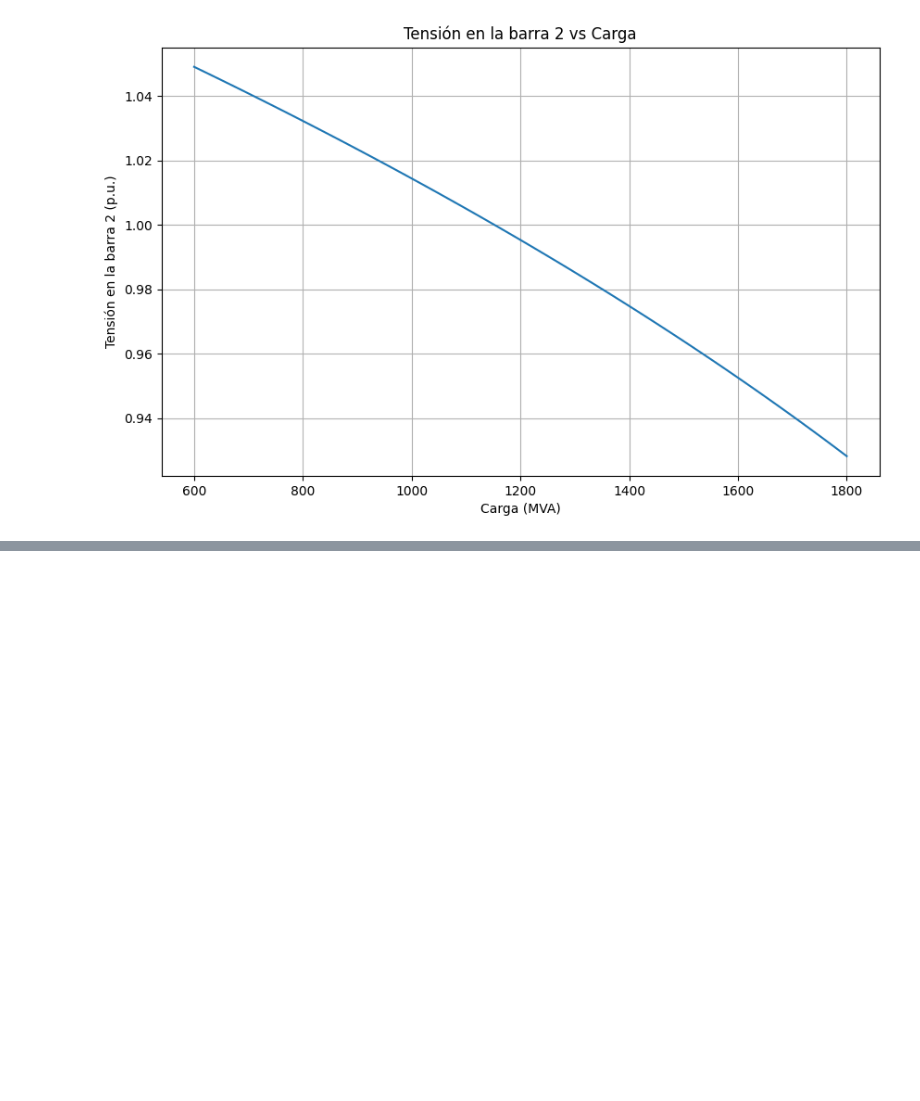
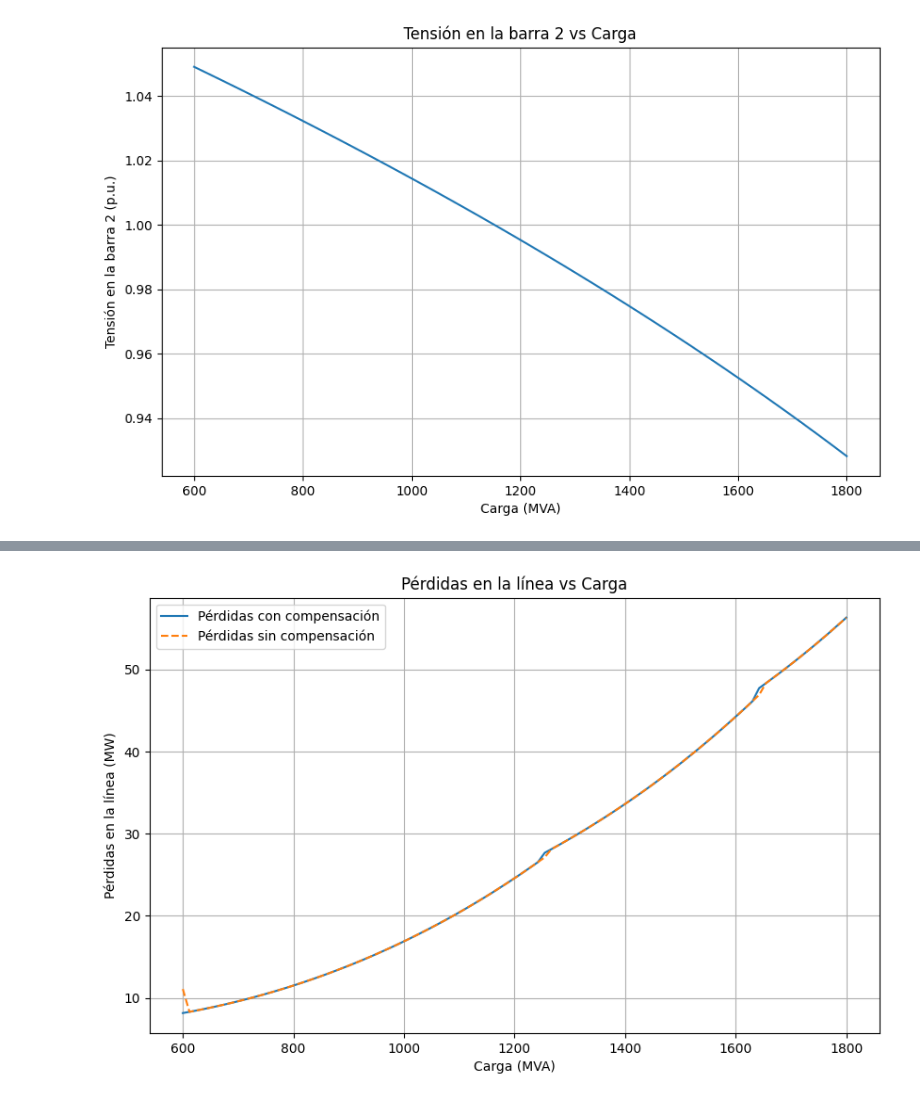
Before and after one commit to angelo-quiroz/G4B_SEP1_S12024, a Jupyter notebook: Desarrollo.ipynb, the cells around one changed output, grey strips where cells are left out. Saved outputs shown, nothing was run; the diff lists cells and outputs as text; code cells hidden in the pictures; blank space fills up the shorter version.

```diff
--- a/Desarrollo.ipynb
+++ b/Desarrollo.ipynb
@@ -226,0 +227,87 @@ plt.show()
+# %%
+import pandapower as pp
+import numpy as np
+import matplotlib.pyplot as plt
+
+# Crear un nuevo sistema de energía vacío
+net = pp.create_empty_network()
+
+# Agregar la fuente a la barra 1
+bus1 = pp.create_bus(net, vn_kv=500)
+pp.create_ext_grid(net, bus=bus1)
+
+# Agregar la segunda barra
+bus2 = pp.create_bus(net, vn_kv=500)
+
+# Agregar las líneas de transmisión
+line_data = {"r_ohm_per_km": 0.02, "x_ohm_per_km": 0.115, "c_nf_per_km": 19.1, "max_i_ka": 1., "type": "line"}
+pp.create_std_type(net, line_data, "linea")
+linea1 = pp.create_line(net, from_bus=bus1, to_bus=bus2, length_km=500., std_type="linea", name="linea1", parallel=2)
+
+# Potencia de la carga
+S = 1200  # Potencia aparente en MVA
+fp = 0.9  # Factor de potencia
+
+# Potencia activa y reactiva
+P = S * fp
+Q = S * np.sin(np.arccos(fp))
+
+# Agregar la carga a la segunda barra
+pp.create_load(net, bus=bus2, p_mw=P, q_mvar=Q)
+
+# Rango de cargas
+load_range = np.linspace(0.5*S, 1.5*S, 100)
+
+# Tensión en la segunda barra para cada carga
+V2_mags = []
+line_losses_with_comp = []
+line_losses_without_comp = []
+
+for S in load_range:
+    P = S * fp
+    Q = S * np.sin(np.arccos(fp))
+    net.load.loc[0, 'p_mw'] = P
+    net.load.loc[0, 'q_mvar'] = Q
+
+    # Calcular pérdidas sin compensación
+    pp.runpp(net)
+    losses_without_comp = net.res_line.pl_mw.sum()
+    line_losses_without_comp.append(losses_without_comp)
+
+    V2 = net.res_bus.vm_pu[bus2]
+
+    # Compensación shunt con iteración
+    max_iter = 20
+    iter_count = 0
+    while (V2 < 0.97 or V2 > 1.03) and iter_count < max_iter:
+        if V2 < 0.97:
+            # Agregar condensador shunt
+            q_mvar = -450  # Compensación fija
+            pp.create_shunt(net, bus2, q_mvar=q_mvar, p_mw=0, vn_kv=500, step=1)
+        elif V2 > 1.03:
+            # Agregar inductor shunt
+            q_mvar = 150  # Compensación fija
+            pp.create_shunt(net, bus2, q_mvar=q_mvar, p_mw=0, vn_kv=500, step=1)
+
+        pp.runpp(net)  # Recalcular flujo de potencia después de agregar el shunt
+        V2 = net.res_bus.vm_pu[bus2]
+        iter_count += 1
+
+    V2_mags.append(V2)
+
+    # Calcular pérdidas con compensación
+    losses_with_comp = net.res_line.pl_mw.sum()
+    line_losses_with_comp.append(losses_with_comp)
+
+# Graficar
+plt.figure(figsize=(10, 6))
+plt.plot(load_range, line_losses_with_comp, label='Pérdidas con compensación')
+plt.plot(load_range, line_losses_without_comp, label='Pérdidas sin compensación', linestyle='--')
+plt.xlabel('Carga (MVA)')
+plt.ylabel('Pérdidas en la línea (MW)')
+plt.title('Pérdidas en la línea vs Carga')
+plt.legend()
+plt.grid(True)
+plt.show()
+# %% [output]
+[figure, added]
```
Also changed, not shown: parts of 1 cell of this notebook.
